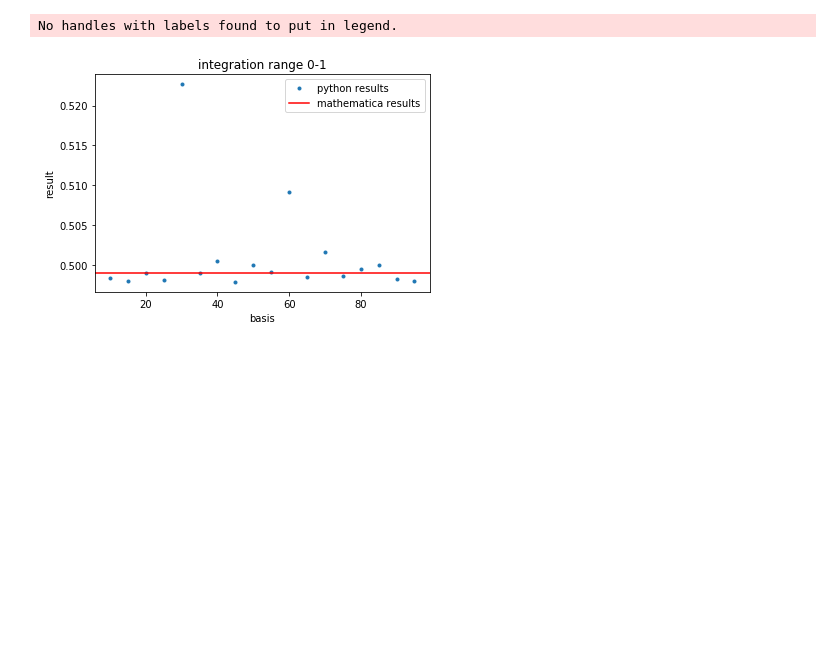
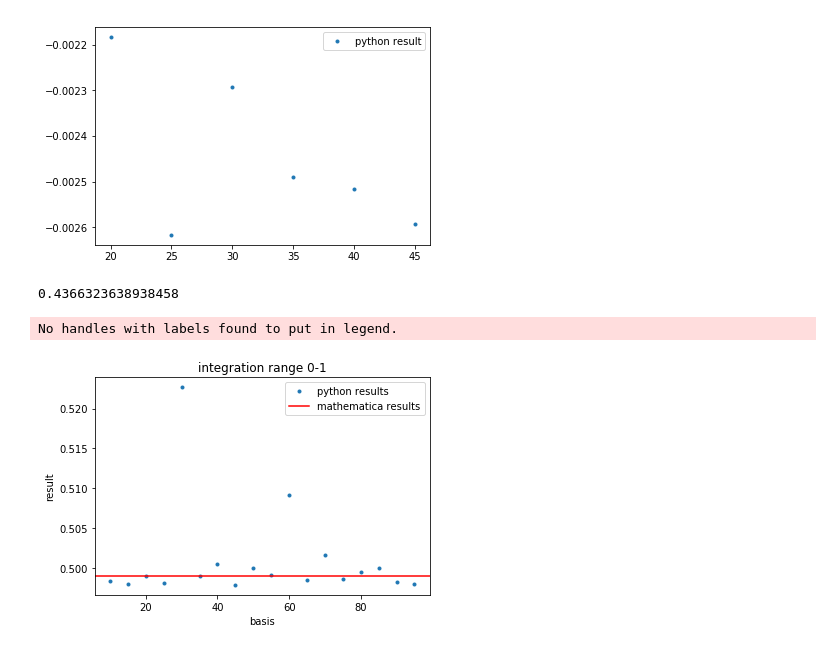
Before and after one commit to margres/Master-thesis, a Jupyter notebook: plot_levin.ipynb, the cells around one changed output. Cells and saved outputs as stored; diff of their text form; code cells hidden in the pictures; blank space fills up the shorter version.

```diff
--- a/plot_levin.ipynb
+++ b/plot_levin.ipynb
@@ -54,0 +53,4 @@ df
+# %%
+subplot(df.basis,res_complex,label='python result')
+# %% [output]
+[figure, added]
@@ -55,3 +59,7 @@ df
+# %%
+complex(df.result.values[0]).real
+# %% [output]
+0.4366323638938458
 # %%
 #0.499
 create_plots('basis','result','integration range 0-1')
```
Also changed, not shown: parts of 4 cells of this notebook, 2 other files.
